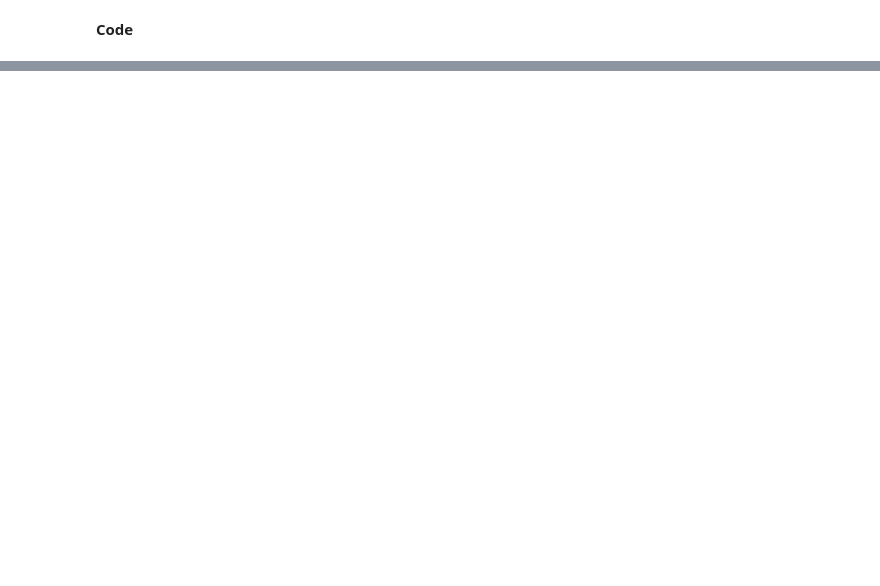
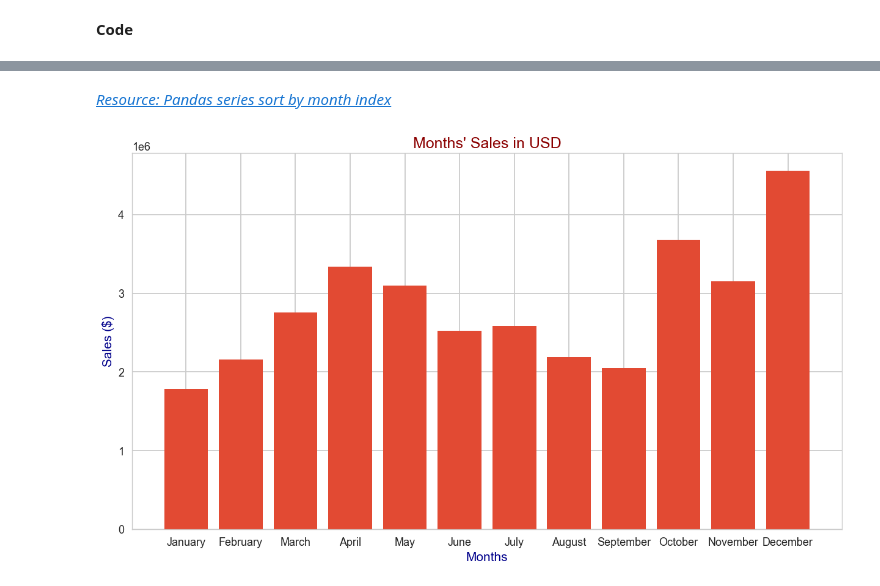
Before and after one commit to kfrawee/SalesAnalysis, a Jupyter notebook: SalesAnalysis.ipynb, the cells around one changed output, grey strips where cells are left out. Saved outputs shown, nothing was run; the diff lists cells and outputs as text; code cells hidden in the pictures; blank space fills up the shorter version.

```diff
--- a/SalesAnalysis.ipynb
+++ b/SalesAnalysis.ipynb
@@ -320,0 +421,4 @@ df_all[total_price] =
+# %%
+# load cleaned csv file
+df = pd.read_csv('./output/all_data_master.csv')
+df.head()
@@ -320,0 +455,9 @@ df_all[total_price] =
+# %%
+# Reordering months
+months_sales = df.groupby('month').sum().sort_values('total_sales', ascending=False)
+months = ['January', 'February', 'March', 'April', 'May', 'June', 'July', 'August', 'September', 'October', 'November', 'December']
+
+months_sales.index = pd.CategoricalIndex(months_sales.index, categories=months, ordered=True)
+months_sales = months_sales.sort_index()
+
+months_sales
@@ -320,0 +479,18 @@ df_all[total_price] =
+# %% [markdown]
+[*Resource: Pandas series sort by month index*](https://stackoverflow.com/questions/40816144/pandas-series-sort-by-month-index)
+# %%
+# using plot
+plt.style.use('seaborn-whitegrid')
+plt.figure(figsize=(15, 8))
+
+plt.bar(months, months_sales.total_sales)
+
+plt.xticks(months)
+plt.xlabel("Months", color='darkblue', size=15)
+plt.ylabel("Sales ($)", color='darkblue', size=15)
+plt.title("Months' Sales in USD", color='darkred', size=18)
+
+plt.savefig("./img/01_months_sales", dpi=300)
+plt.show()
+# %% [output]
+[figure, added]
```
Also changed, not shown: parts of 65 cells of this notebook, 3 other files.
